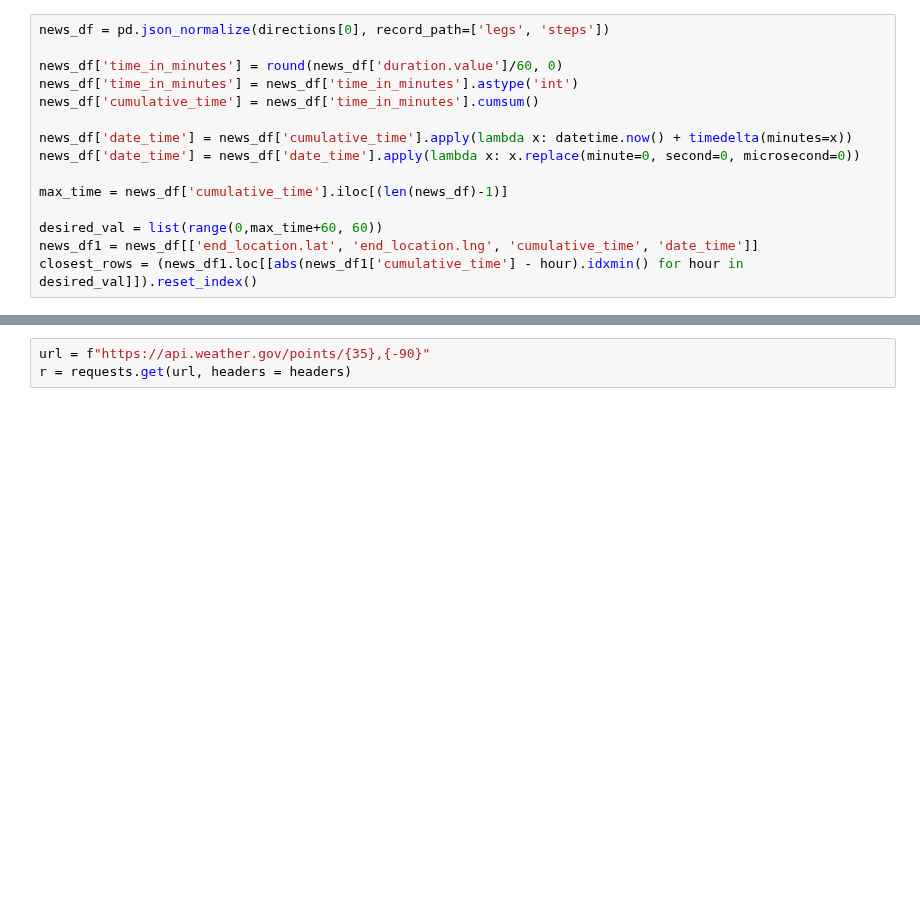
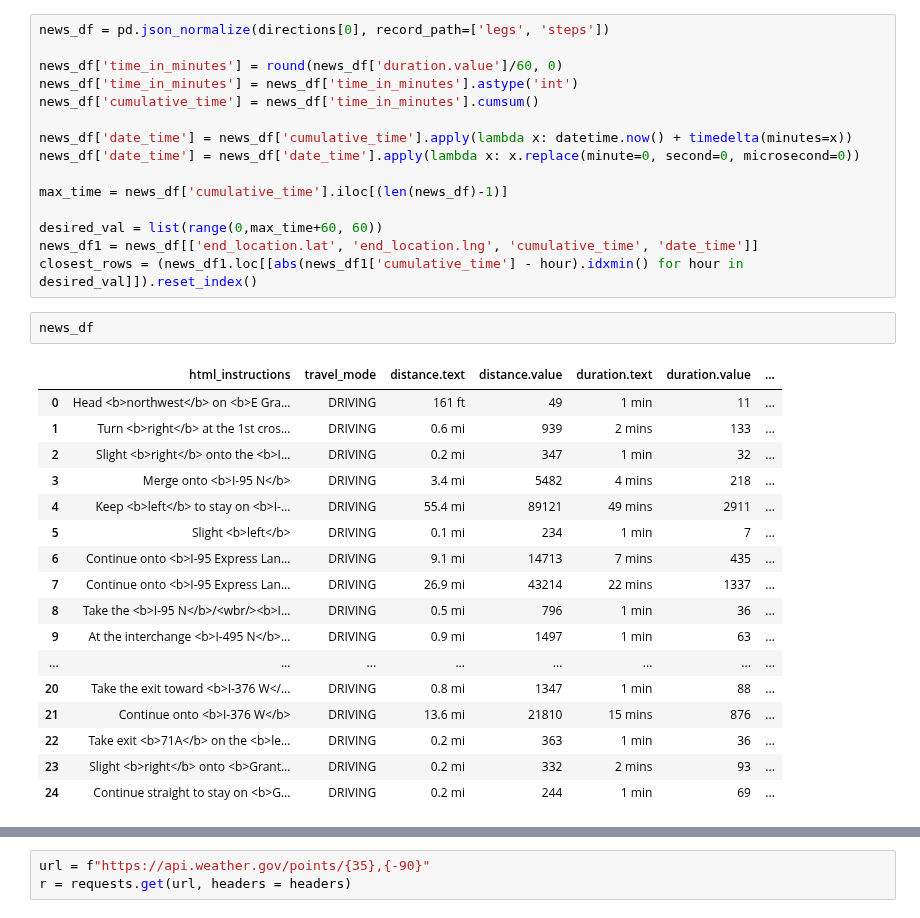
Before and after one commit to shroffr01/PersonalProject, a Jupyter notebook: new_test.ipynb, the cells around one changed output, grey strips where cells are left out. Saved outputs shown, nothing was run; the diff lists cells and outputs as text; blank space fills up the shorter version.

```diff
--- a/new_test.ipynb
+++ b/new_test.ipynb
@@ -96,3 +96,23 @@ max_time = news_df['cumulative_time'].iloc[(len(news_df)-1)]
 desired_val = list(range(0,max_time+60, 60))
 news_df1 = news_df[['end_location.lat', 'end_location.lng', 'cumulative_time', 'date_time']]
 closest_rows = (news_df1.loc[[abs(news_df1['cumulative_time'] - hour).idxmin() for hour in desired_val]]).reset_index()
+# %%
+news_df
+# %% [output]
+|  | html_instructions | travel_mode | distance.text | distance.value | duration.text | duration.value | ... |
+| 0 | Head <b>northwest</b> on <b>E Gra... | DRIVING | 161 ft | 49 | 1 min | 11 | ... |
+| 1 | Turn <b>right</b> at the 1st cros... | DRIVING | 0.6 mi | 939 | 2 mins | 133 | ... |
+| 2 | Slight <b>right</b> onto the <b>I... | DRIVING | 0.2 mi | 347 | 1 min | 32 | ... |
+| 3 | Merge onto <b>I-95 N</b> | DRIVING | 3.4 mi | 5482 | 4 mins | 218 | ... |
+| 4 | Keep <b>left</b> to stay on <b>I-... | DRIVING | 55.4 mi | 89121 | 49 mins | 2911 | ... |
+| 5 | Slight <b>left</b> | DRIVING | 0.1 mi | 234 | 1 min | 7 | ... |
+| 6 | Continue onto <b>I-95 Express Lan... | DRIVING | 9.1 mi | 14713 | 7 mins | 435 | ... |
+| 7 | Continue onto <b>I-95 Express Lan... | DRIVING | 26.9 mi | 43214 | 22 mins | 1337 | ... |
+| 8 | Take the <b>I-95 N</b>/<wbr/><b>I... | DRIVING | 0.5 mi | 796 | 1 min | 36 | ... |
+| 9 | At the interchange <b>I-495 N</b>... | DRIVING | 0.9 mi | 1497 | 1 min | 63 | ... |
+| ... | ... | ... | ... | ... | ... | ... | ... |
+| 20 | Take the exit toward <b>I-376 W</... | DRIVING | 0.8 mi | 1347 | 1 min | 88 | ... |
+| 21 | Continue onto <b>I-376 W</b> | DRIVING | 13.6 mi | 21810 | 15 mins | 876 | ... |
+| 22 | Take exit <b>71A</b> on the <b>le... | DRIVING | 0.2 mi | 363 | 1 min | 36 | ... |
+| 23 | Slight <b>right</b> onto <b>Grant... | DRIVING | 0.2 mi | 332 | 2 mins | 93 | ... |
+| 24 | Continue straight to stay on <b>G... | DRIVING | 0.2 mi | 244 | 1 min | 69 | ... |
```
Also changed, not shown: parts of 16 cells of this notebook, 1 other file.
